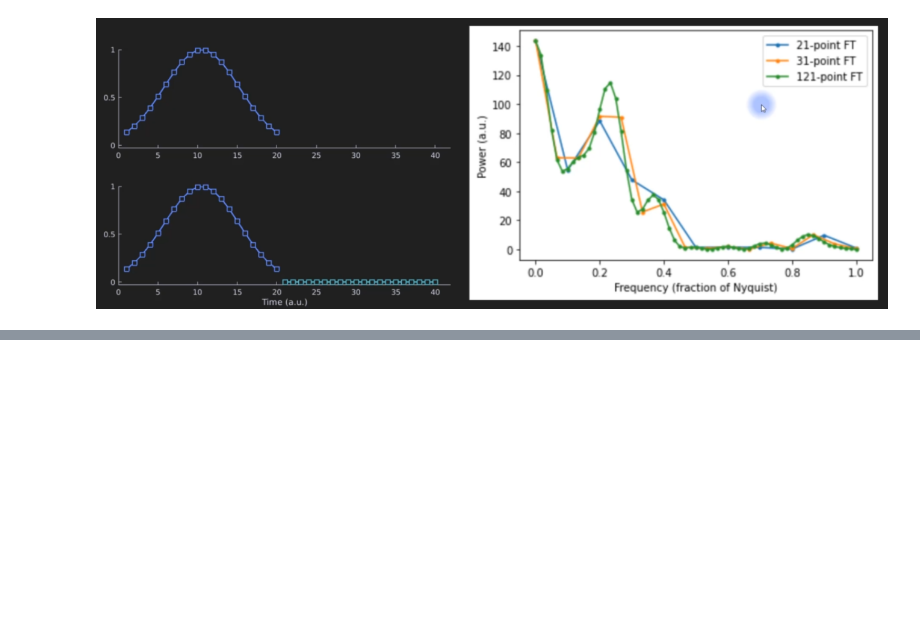
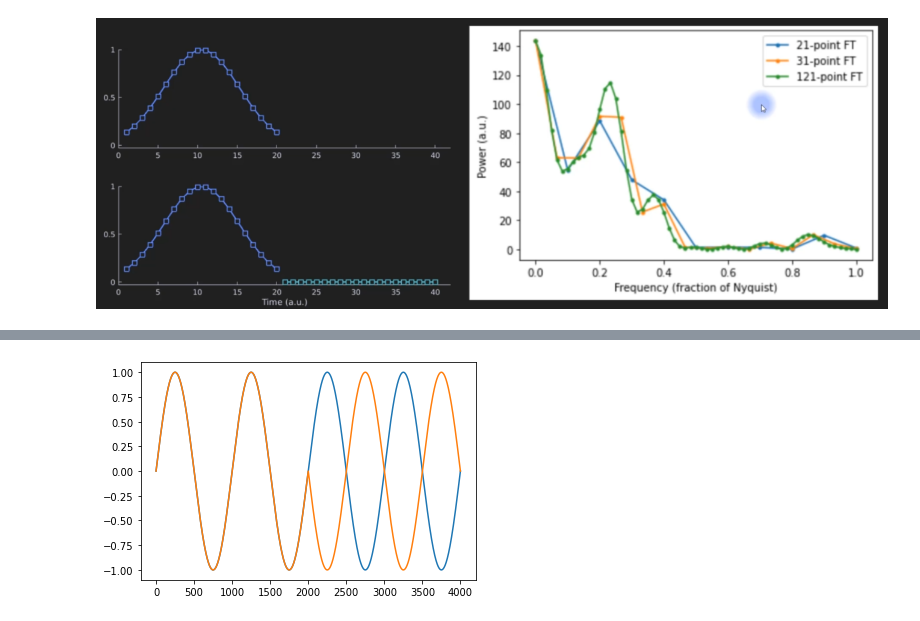
Before and after one commit to dantebarross/scientific-projects-with-python, a Jupyter notebook: Spectral_analysis_in_time_series.ipynb, the cells around one changed output, grey strips where cells are left out. Cells and saved outputs as stored; diff of their text form; code cells hidden in the pictures; blank space fills up the shorter version.

```diff
--- a/Spectral_analysis_in_time_series.ipynb
+++ b/Spectral_analysis_in_time_series.ipynb
@@ -190,0 +205,14 @@ plt.show()
+# %%
+# generating the signals
+
+N = 2000
+t = np.linspace(0, 4 * np.pi, N)
+
+signal1 = np.concatenate((np.sin(t), np.sin(t)))
+signal2 = np.concatenate((np.sin(t), -np.sin(t)))
+
+plt.plot(signal1)
+plt.plot(signal2)
+plt.show()
+# %% [output]
+[figure, added]
```
Also changed, not shown: parts of 17 cells of this notebook.
